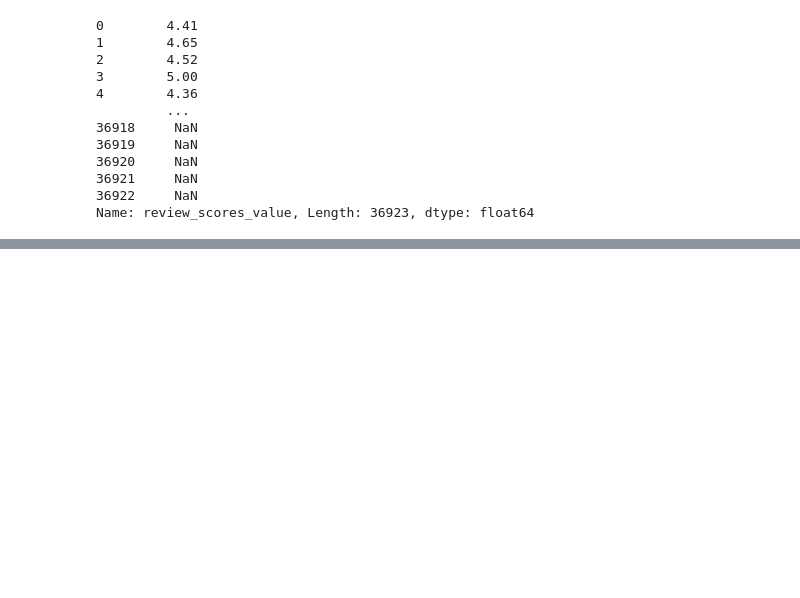
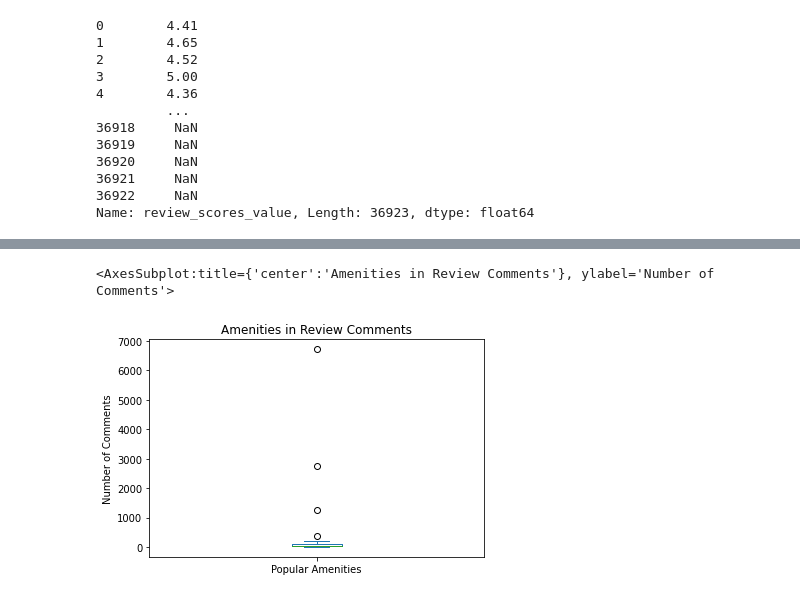
Before and after one commit to alecardozo10/cs396_project, a Jupyter notebook: prop.ipynb, the cells around one changed output, grey strips where cells are left out. Cells and saved outputs as stored; diff of their text form; code cells hidden in the pictures; blank space fills up the shorter version.

Commit message:
box plots of amenities in comments

```diff
--- a/prop.ipynb
+++ b/prop.ipynb
@@ -446,0 +532,32 @@ Name: review_scores_value, Length: 36923, dtype: float64
+# %%
+print('total number of comments: ', reviews['comments'].dropna().shape[0])
+print('number of popular ammenities mentioned in comments: ', len(sorted_freqs.keys()), ' of ', len(pop_amens))
+comms = pd.Series(sorted_freqs.values())
+
+max_amen = max(sorted_freqs, key=sorted_freqs.get)
+print('amenity mentioned in most comments: ', max_amen, ': ', sorted_freqs[max_amen])
+min_amen = min(sorted_freqs, key=sorted_freqs.get)
+print('amenity mentioned in least comments (greater than 0): ', min_amen, ': ', sorted_freqs[min_amen])
+
+print('average frequency of popular amenities: ', comms.mean())
+print('std dev of popular amenities: ', comms.std())
+quants = [.25, .5, .75]
+quant_calc = comms.quantile([.25, .5, .75])
+for i in range(len(quants)):
+    print('Q{}: '.format(i+1), quant_calc.iloc[i])
+print('IQR: ', comms.quantile(.75) - comms.quantile(.25))
+
+
+
+"""
+fig, axes = plt.subplots(ncols=2, sharey=False)
+fig.suptitle('Summary Statistics of Popular Amenities in  Review Comments')
+fig.supxlabel('Scaling')
+plt.setp(axes[0].get_yticklabels(), rotation=60, horizontalalignment='right')
+fig.tight_layout(pad=2)
+
+ser.plot.box(ax=axes[0], subplots=True, ylabel='Amenity Frequency (Number of Comments)', label='Popular Amenities, Normal Scale')
+pop.plot.box(ax=axes[1], subplots=True, ylabel='Amenity Frequency (Number of Comments)', logy=True, label='Popular Amenities, Log Scale')
+
+plt.show()
+"""
@@ -446,0 +576,8 @@ Name: review_scores_value, Length: 36923, dtype: float64
+# %%
+comms.plot.box(title='Amenities in Review Comments',
+              ylabel='Number of Comments',
+              label='Popular Amenities',
+              logy=False)
+# %% [output]
+<AxesSubplot:title={'center':'Amenities in Review Comments'}, ylabel='Number of Comments'>
+[figure, added]
```
Also changed, not shown: parts of 6 cells of this notebook.
